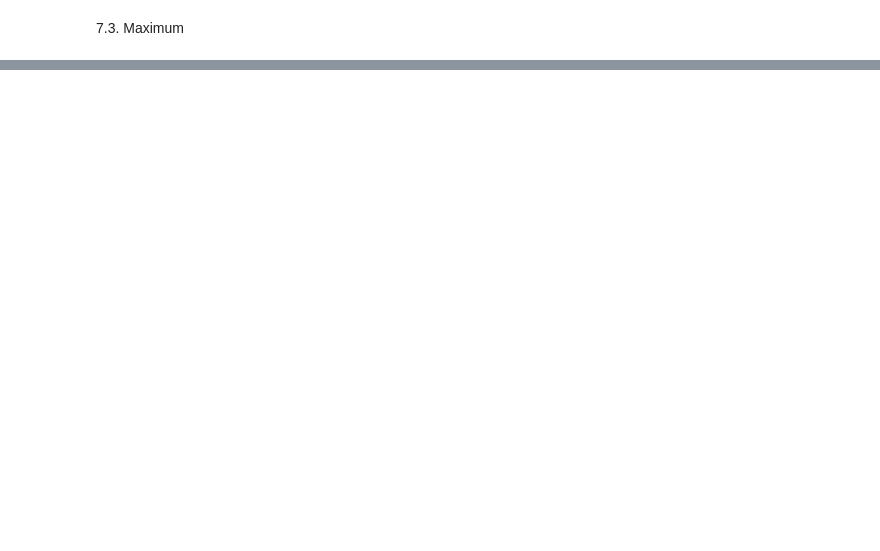
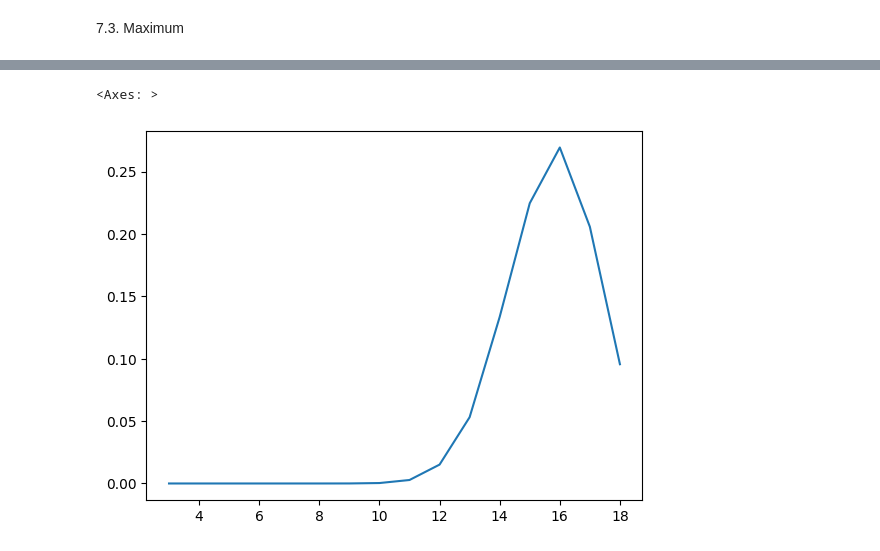
Before and after one commit to jpkatz/stats_practice, a Jupyter notebook: bayes/chapter_07.ipynb, the cells around one changed output, grey strips where cells are left out. Drawn from its saved outputs; the diff is of its cells as text; code cells hidden in the pictures; blank space fills up the shorter version.

```diff
--- a/bayes/chapter_07.ipynb
+++ b/bayes/chapter_07.ipynb
@@ -109,2 +109,4 @@ decorate_dice('Distribution of attributes')
 # %% [markdown]
 7.3. Maximum
+# %%
+cdf_best3 = pmf_best3.make_cdf()
@@ -110,0 +138,11 @@ decorate_dice('Distribution of attributes')
+# %%
+from empiricaldist import Cdf
+
+cdf_max6 = Cdf(cdf_best3**6)
+# %%
+pmf_max6 = cdf_max6.make_pmf()
+# %%
+pmf_max6.plot(label='max of 6 attributes')
+# %% [output]
+<Axes: >
+[figure, added]
```
Also changed, not shown: parts of 30 cells of this notebook.
